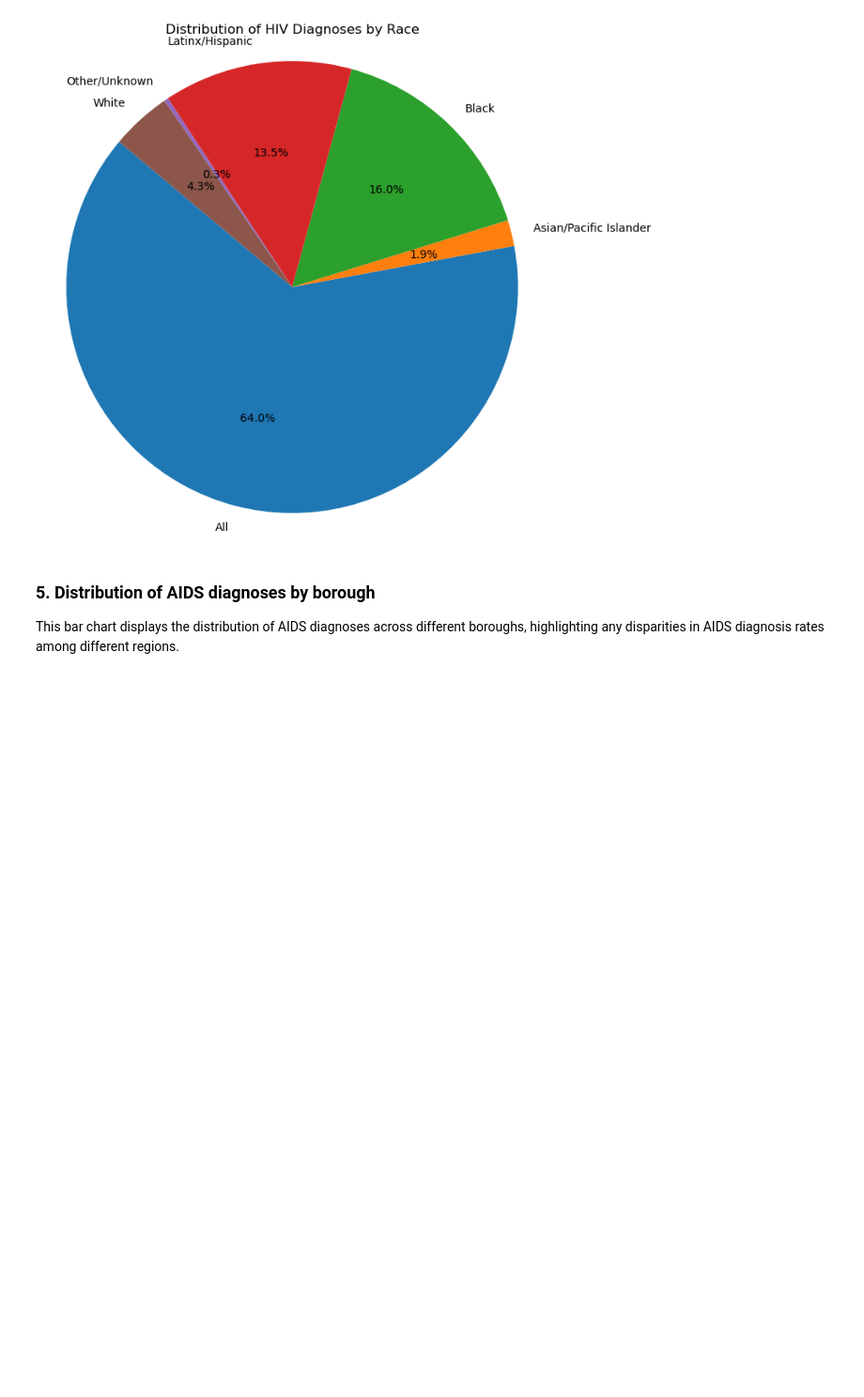
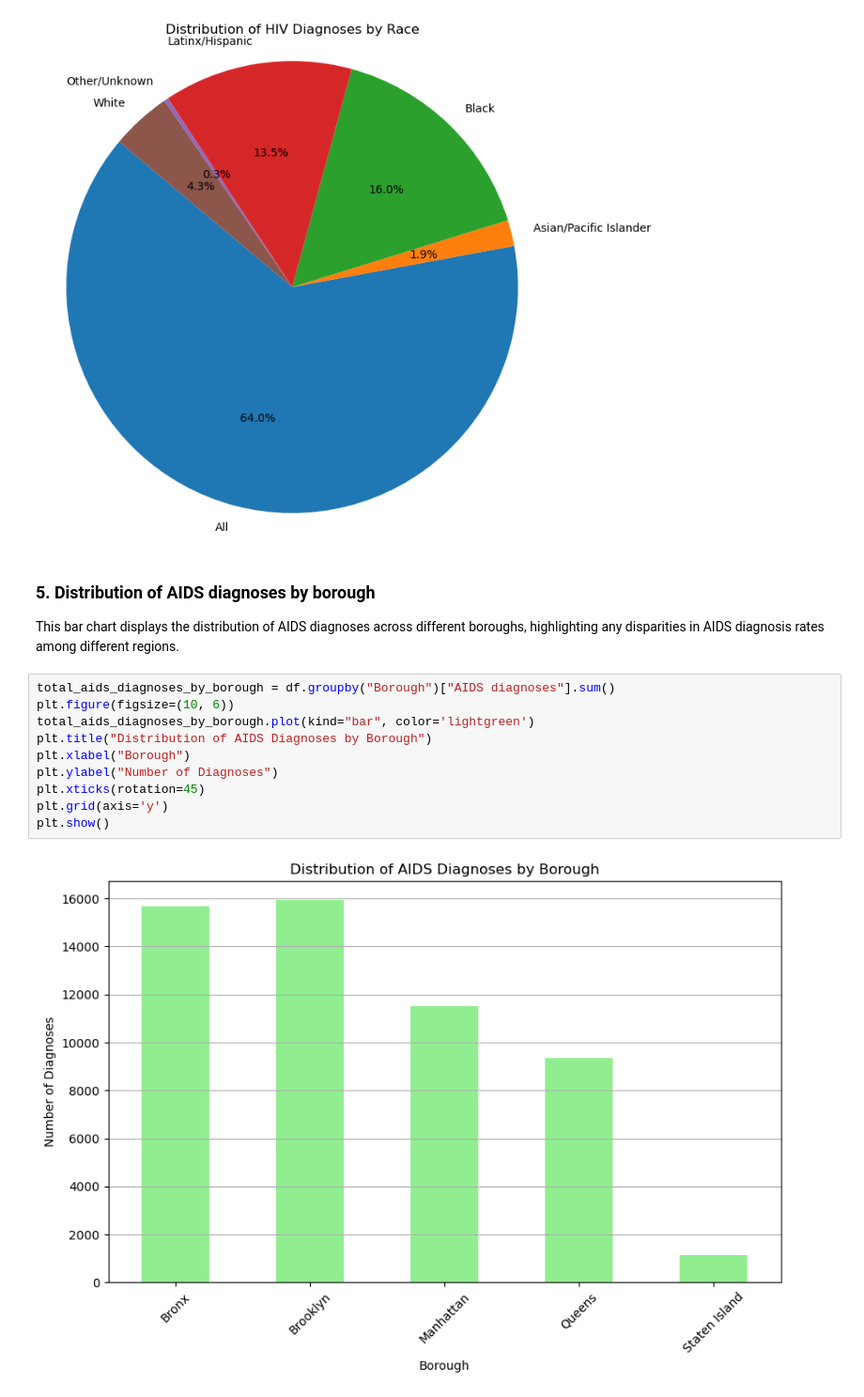
Before and after one commit to dbdesign-students-spring2024/8-pandas-exploration-anyuchenn, a Jupyter notebook: analysis.ipynb, the cells around one changed output. Shown: that part at 94% size. Saved outputs shown, nothing was run; the diff lists cells and outputs as text; blank space fills up the shorter version.

```diff
--- a/analysis.ipynb
+++ b/analysis.ipynb
@@ -270,3 +270,15 @@ plt.show()
 # %% [markdown]
 ### 5. Distribution of AIDS diagnoses by borough
 This bar chart displays the distribution of AIDS diagnoses across different boroughs, highlighting any disparities in AIDS diagnosis rates among different regions.
+# %%
+total_aids_diagnoses_by_borough = df.groupby("Borough")["AIDS diagnoses"].sum()
+plt.figure(figsize=(10, 6))
+total_aids_diagnoses_by_borough.plot(kind="bar", color='lightgreen')
+plt.title("Distribution of AIDS Diagnoses by Borough")
+plt.xlabel("Borough")
+plt.ylabel("Number of Diagnoses")
+plt.xticks(rotation=45)
+plt.grid(axis='y')
+plt.show()
+# %% [output]
+[figure, added]
```
